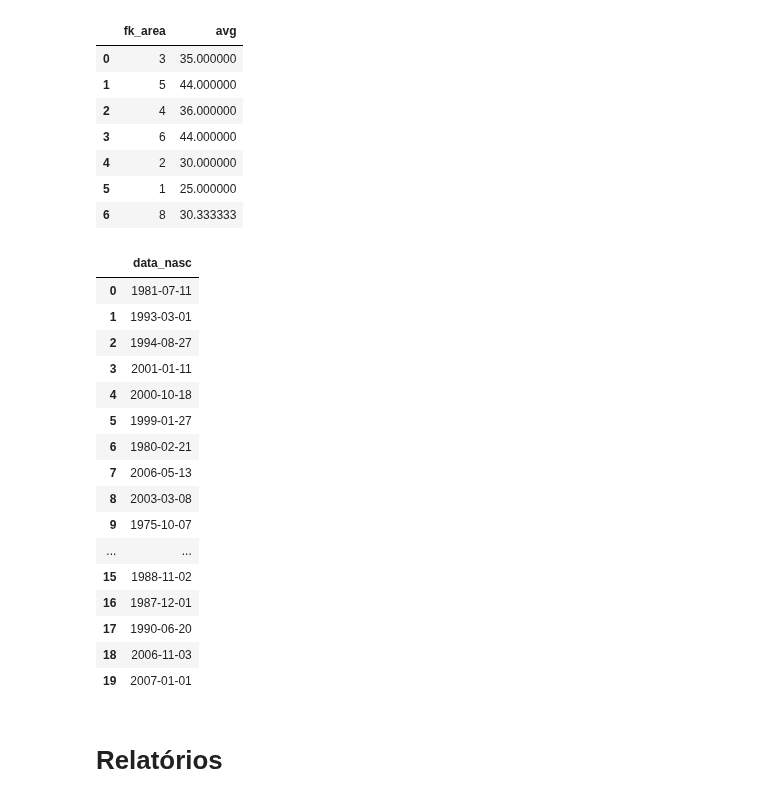
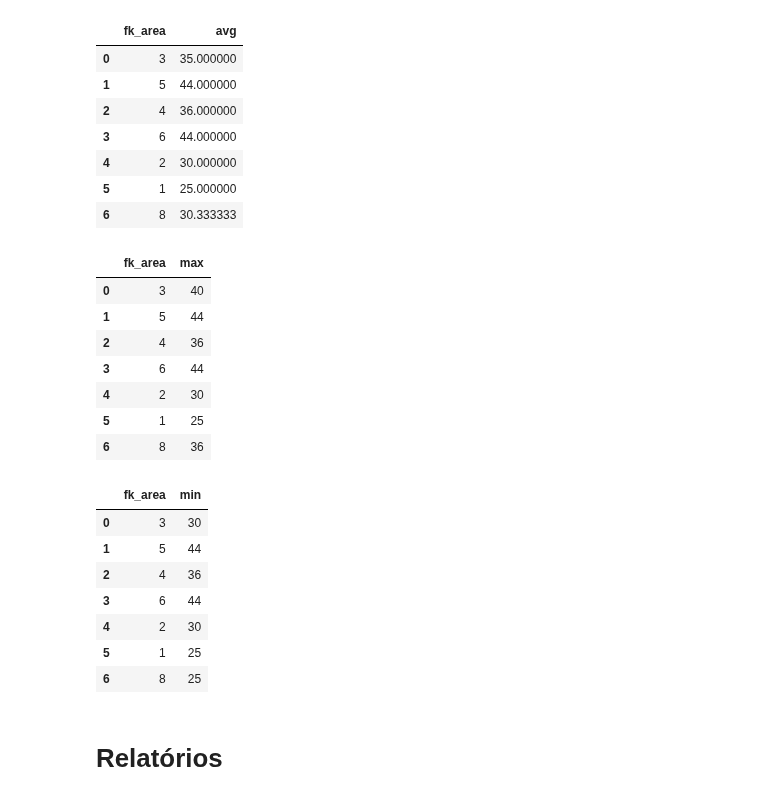
Before and after one commit to MateusLannes/Trabalho_BD1_2022, a Jupyter notebook: Files/ColabGHHL_Contrat.ipynb, the cells around one changed output. Cells and saved outputs as stored; diff of their text form; code cells hidden in the pictures.

```diff
--- a/Files/ColabGHHL_Contrat.ipynb
+++ b/Files/ColabGHHL_Contrat.ipynb
@@ -841,27 +841,36 @@ res
 | 4 | 2 | 30.000000 |
 | 5 | 1 | 25.000000 |
 | 6 | 8 | 30.333333 |
-# %%
-res = pd.read_sql_query("""SELECT  data_nasc FROM usuario group by data_nasc  """,conn)
-res
-# %% [output]
-|  | data_nasc |
-| 0 | 1981-07-11 |
-| 1 | 1993-03-01 |
-| 2 | 1994-08-27 |
-| 3 | 2001-01-11 |
-| 4 | 2000-10-18 |
-| 5 | 1999-01-27 |
-| 6 | 1980-02-21 |
-| 7 | 2006-05-13 |
-| 8 | 2003-03-08 |
-| 9 | 1975-10-07 |
-| ... | ... |
-| 15 | 1988-11-02 |
-| 16 | 1987-12-01 |
-| 17 | 1990-06-20 |
-| 18 | 2006-11-03 |
-| 19 | 2007-01-01 |
+# %%
+res = pd.read_sql_query("""select fk_area, max(carga_horaria) from vaga
+ group by fk_area
+ """,conn)
+res
+#mostra a carga horária máxima por área de atuação
+# %% [output]
+|  | fk_area | max |
+| 0 | 3 | 40 |
+| 1 | 5 | 44 |
+| 2 | 4 | 36 |
+| 3 | 6 | 44 |
+| 4 | 2 | 30 |
+| 5 | 1 | 25 |
+| 6 | 8 | 36 |
+# %%
+res = pd.read_sql_query("""select fk_area, min(carga_horaria) from vaga
+ group by fk_area
+ """,conn)
+res
+#mostra a carga horária mínima de acordo com a área
+# %% [output]
+|  | fk_area | min |
+| 0 | 3 | 30 |
+| 1 | 5 | 44 |
+| 2 | 4 | 36 |
+| 3 | 6 | 44 |
+| 4 | 2 | 30 |
+| 5 | 1 | 25 |
+| 6 | 8 | 25 |
 # %% [markdown]
 # Relatórios
 # %% [markdown]
```
